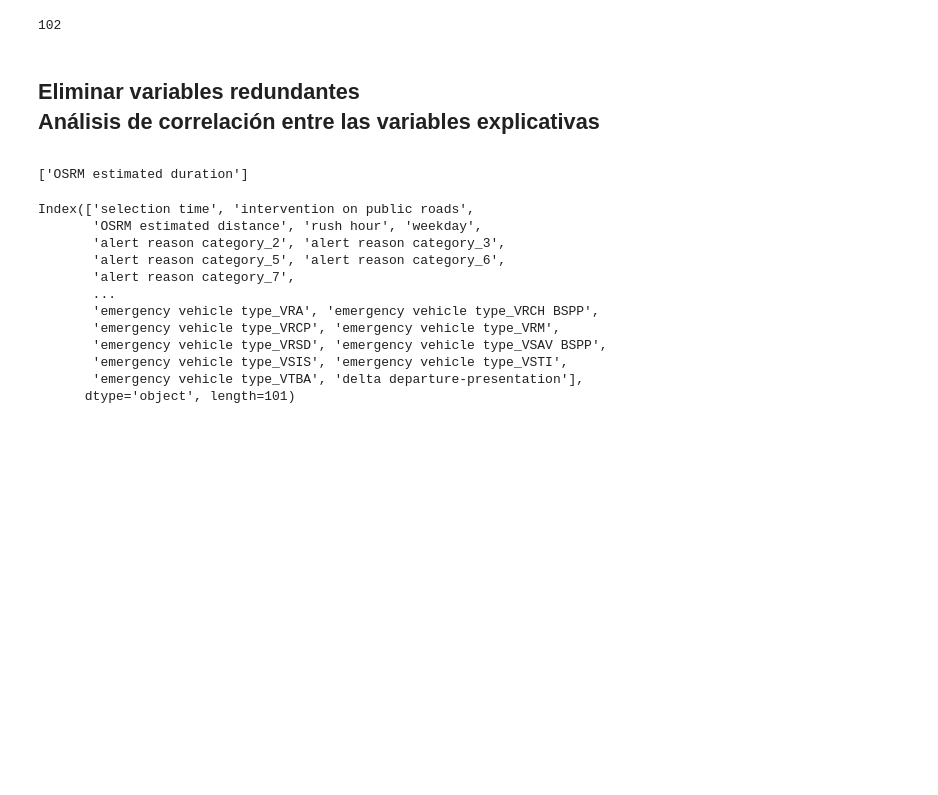
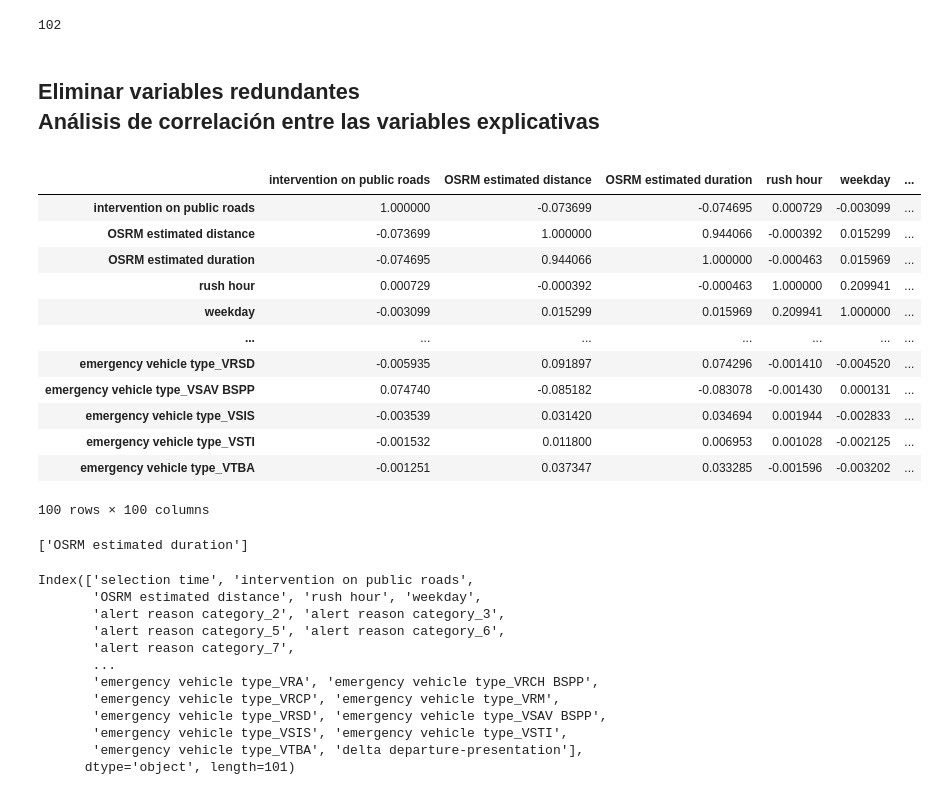
Before and after one commit to AnIsAsPe/Regresion-Robusta-para-estimar-tiempo-de-respuesta-de-un-servicio-de-emergencia, a Jupyter notebook: Notebooks/1_Response_time_Paris_Fire_Brigade_2022.ipynb, the cells around one changed output. Drawn from its saved outputs; the diff is of its cells as text; code cells hidden in the pictures; blank space fills up the shorter version.

```diff
--- a/Notebooks/1_Response_time_Paris_Fire_Brigade_2022.ipynb
+++ b/Notebooks/1_Response_time_Paris_Fire_Brigade_2022.ipynb
@@ -523,6 +580,22 @@ Análisis de correlación entre las variables explicativas
 # %%
 # correlacion de las características en el conjunto X
 corr_matrix = df.drop('delta departure-presentation', axis=1).corr()
+# %%
+corr_matrix
+# %% [output]
+|  | intervention on public roads | OSRM estimated distance | OSRM estimated duration | rush hour | weekday | ... |
+| intervention on public roads | 1.000000 | -0.073699 | -0.074695 | 0.000729 | -0.003099 | ... |
+| OSRM estimated distance | -0.073699 | 1.000000 | 0.944066 | -0.000392 | 0.015299 | ... |
+| OSRM estimated duration | -0.074695 | 0.944066 | 1.000000 | -0.000463 | 0.015969 | ... |
+| rush hour | 0.000729 | -0.000392 | -0.000463 | 1.000000 | 0.209941 | ... |
+| weekday | -0.003099 | 0.015299 | 0.015969 | 0.209941 | 1.000000 | ... |
+| ... | ... | ... | ... | ... | ... | ... |
+| emergency vehicle type_VRSD | -0.005935 | 0.091897 | 0.074296 | -0.001410 | -0.004520 | ... |
+| emergency vehicle type_VSAV BSPP | 0.074740 | -0.085182 | -0.083078 | -0.001430 | 0.000131 | ... |
+| emergency vehicle type_VSIS | -0.003539 | 0.031420 | 0.034694 | 0.001944 | -0.002833 | ... |
+| emergency vehicle type_VSTI | -0.001532 | 0.011800 | 0.006953 | 0.001028 | -0.002125 | ... |
+| emergency vehicle type_VTBA | -0.001251 | 0.037347 | 0.033285 | -0.001596 | -0.003202 | ... |
+100 rows × 100 columns
 # %%
 #Identificar variables redundantes
 
```
Also changed, not shown: parts of 19 cells of this notebook.
